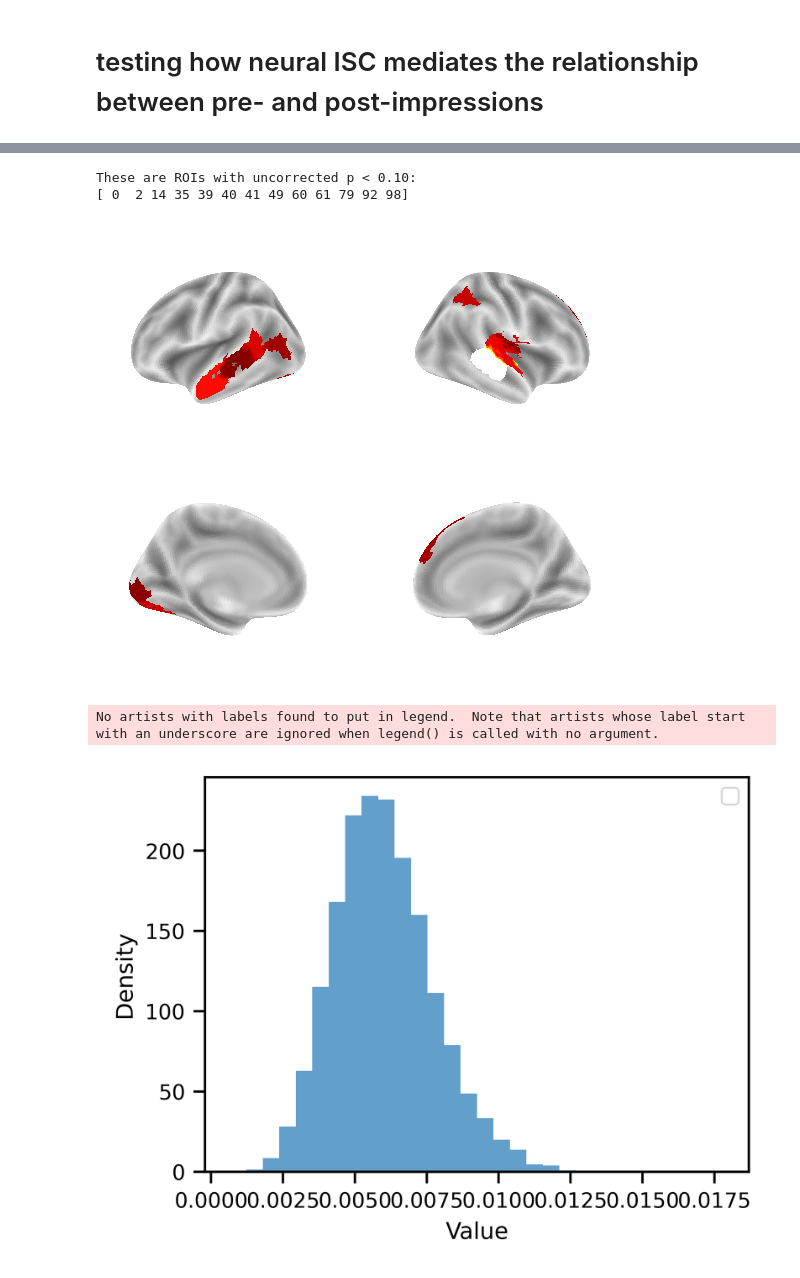
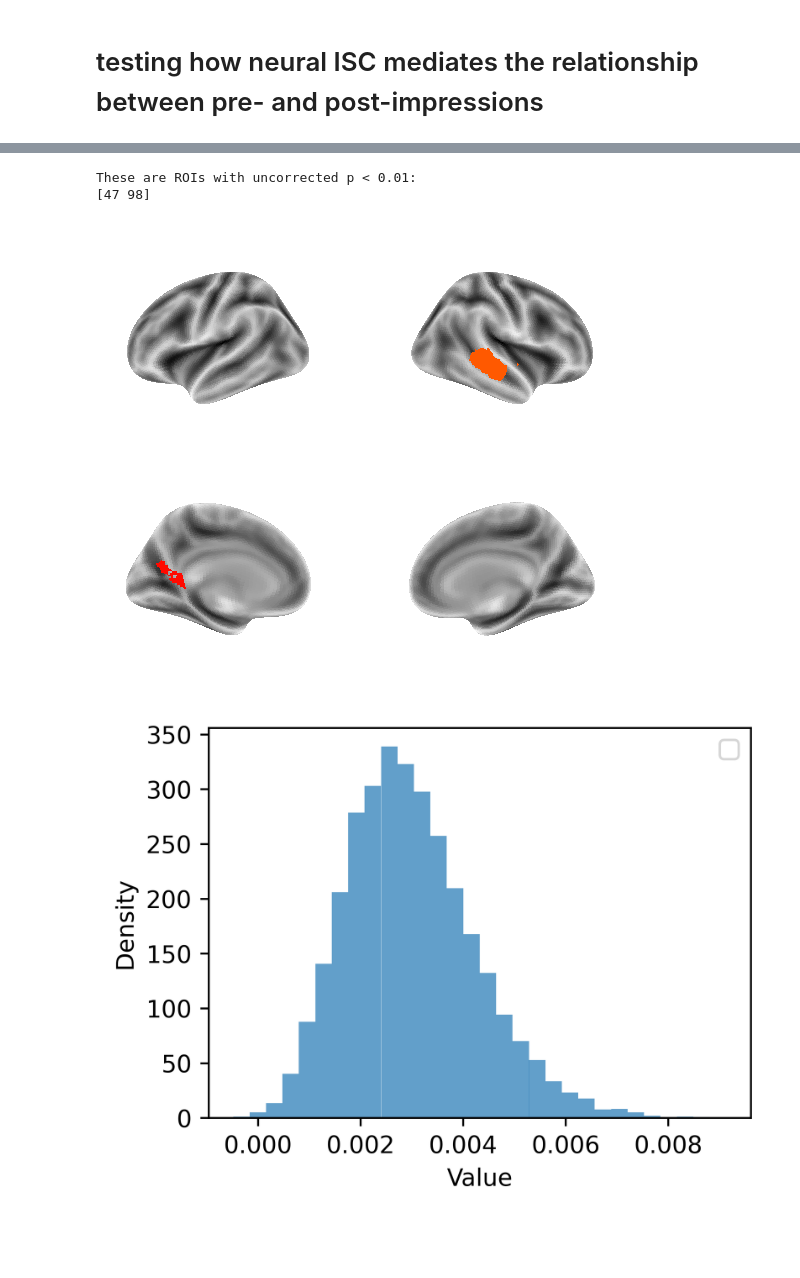
Before and after one commit to jinke828/socialaha, a Jupyter notebook: code/step05a_IS-RSA-mediation.ipynb, the cells around one changed output, grey strips where cells are left out. Cells and saved outputs as stored; diff of their text form; code cells hidden in the pictures; blank space fills up the shorter version.

```diff
--- a/code/step05a_IS-RSA-mediation.ipynb
+++ b/code/step05a_IS-RSA-mediation.ipynb
@@ -283,7 +285,7 @@ Shuffling subject pair - These are significant ROIs (corrected-p < 0.05):
 # %%
 # Plot ROIs with uncorrected p < 0.10 (before FDR correction)
-sig_rois_unc = np.where(np.array(pvals) < 0.10)
-print('These are ROIs with uncorrected p < 0.10:')
+sig_rois_unc = np.where(np.array(pvals) < 0.01)
+print('These are ROIs with uncorrected p < 0.01:')
 print(sig_rois_unc[0])
 
 brain = np.zeros((mask.shape[0], mask.shape[1], mask.shape[2]))
@@ -317,27 +319,26 @@ plot_surf_stat_map(fsaverage.infl_left, surface_left, hemi='left',
 plot_surf_stat_map(fsaverage.infl_right, surface_right, hemi='right',
                    view='medial', bg_map=fsaverage.sulc_right, cmap='cold_hot',
                    vmin=-0.006, vmax=0.006, colorbar=False, axes=d)
-plt.savefig('./results/figures/mediation_ACME_uncorrected_p10.png', dpi=1000)
+plt.savefig('./results/figures/mediation_ACME_uncorrected_p10_fixed.png', dpi=1000)
 plt.tight_layout()
 # %% [output]
-These are ROIs with uncorrected p < 0.10:
-[ 0  2 14 35 39 40 41 49 60 61 79 92 98]
+These are ROIs with uncorrected p < 0.01:
+[47 98]
-[figure, old version]
+[figure, new version]
 # %%
-data = pd.read_csv('./results/IS-RSA/ACME_null_roi98.csv')['ACME_null'].tolist()
+data = pd.read_csv('./results/IS-RSA/ACME_null_roi98_fixed.csv')['ACME_null'].tolist()
 mean = np.mean(data)
 median = np.median(data)
 
 plt.figure(figsize=(4, 3), dpi=600)
 plt.hist(data, bins=30, density=True, alpha=0.7)
 # plt.axvline(mean, linestyle='--', linewidth=2, label='Mean')
 # plt.axvline(median, linestyle=':', linewidth=2, label='Median')
 plt.xlabel('Value')
 plt.ylabel('Density')
 plt.legend()
 plt.tight_layout()
-plt.savefig('./results/figures/mediation_STS.png',dpi = 1000)
+plt.savefig('./results/figures/mediation_STS_fixed.png',dpi = 1000)
 plt.show()
 # %% [output]
-No artists with labels found to put in legend.  Note that artists whose label start with an underscore are ignored when legend() is called with no argument.
-[figure, old version]
+[figure, new version]
```
Also changed, not shown: parts of 8 cells of this notebook.
